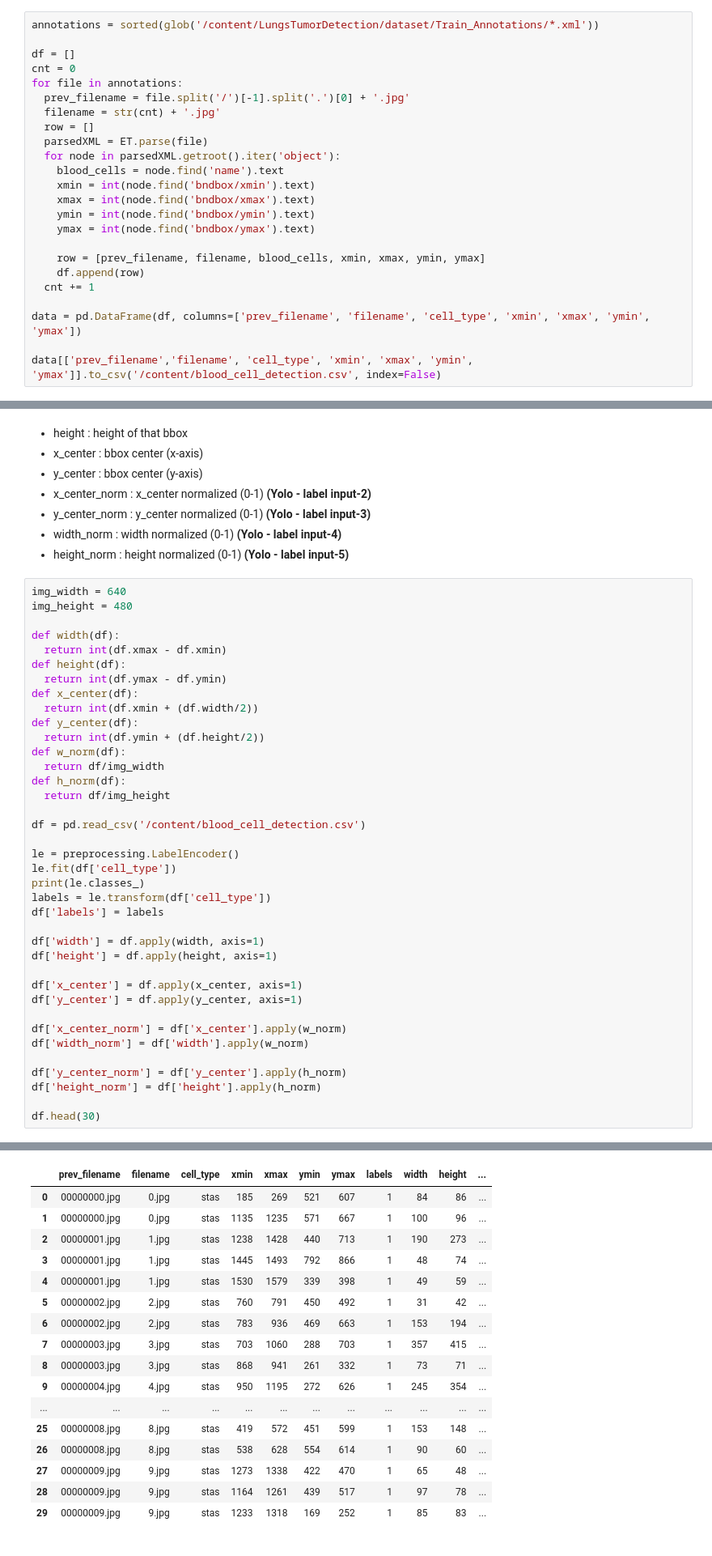
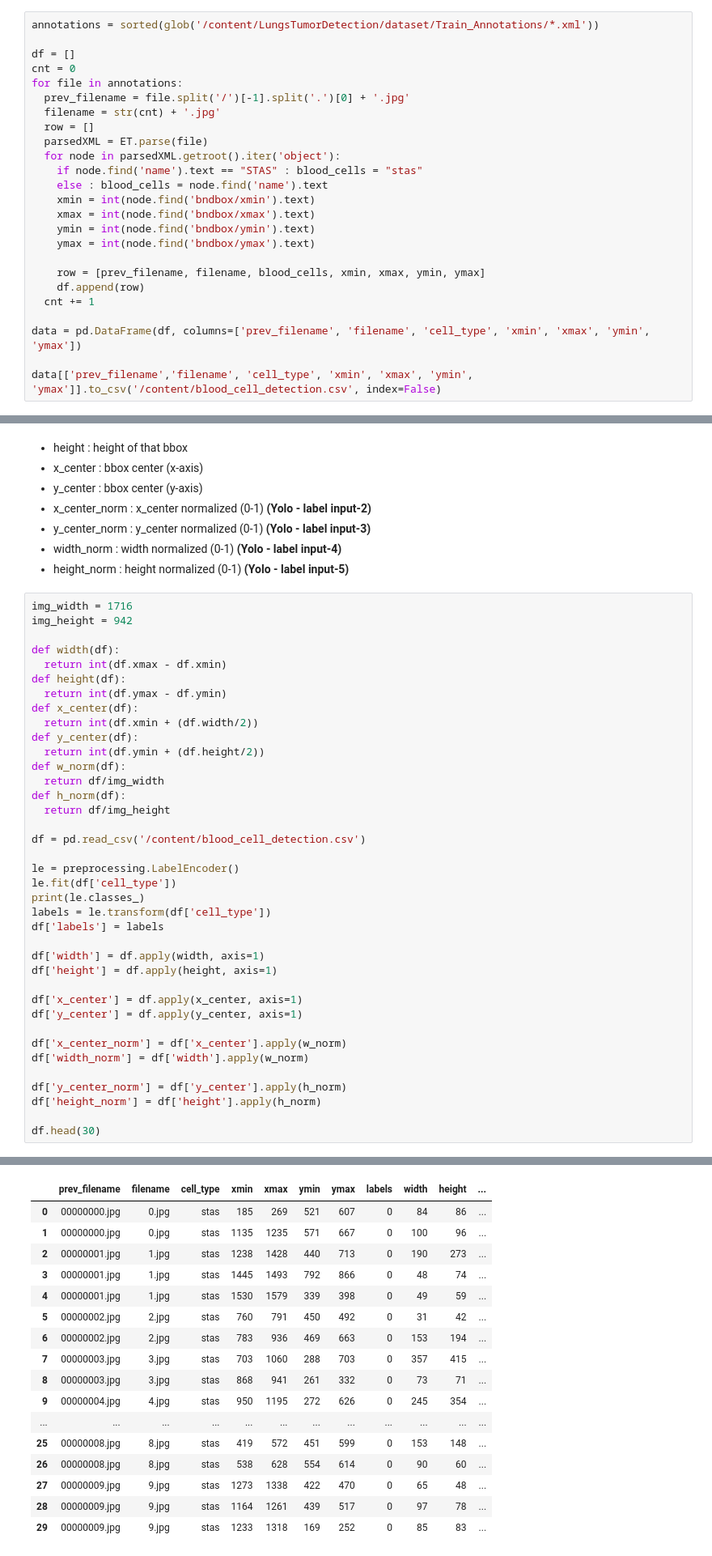
Before and after one commit to Huangkuanrong/lungcancer, a Jupyter notebook: codes/1. Yolo-V5 BCC Training & Testing.ipynb, the cells around one changed output, grey strips where cells are left out. Shown at 81% size. Saved outputs shown, nothing was run; the diff lists cells and outputs as text.

```diff
--- a/codes/1. Yolo-V5 BCC Training & Testing.ipynb
+++ b/codes/1. Yolo-V5 BCC Training & Testing.ipynb
@@ -40,7 +40,8 @@ for file in annotations:
   row = []
   parsedXML = ET.parse(file)
   for node in parsedXML.getroot().iter('object'):
-    blood_cells = node.find('name').text
+    if node.find('name').text == "STAS" : blood_cells = "stas"
+    else : blood_cells = node.find('name').text
     xmin = int(node.find('bndbox/xmin').text)
     xmax = int(node.find('bndbox/xmax').text)
     ymin = int(node.find('bndbox/ymin').text)
@@ -74,8 +75,8 @@ data[['prev_filename','filename', 'cell_type', 'xmin', 'xmax', 'ymin', 'ymax']].
 - width_norm : width normalized (0-1) **(Yolo - label input-4)**
 -	height_norm : height normalized (0-1) **(Yolo - label input-5)**
 # %%
-img_width = 640
-img_height = 480
+img_width = 1716
+img_height = 942
 
 def width(df):
   return int(df.xmax - df.xmin)
@@ -116,20 +117,20 @@ df.head(30)
 |  | prev_filename | filename | cell_type | xmin | xmax | ymin | ymax | labels | width | height | ... |
-| 0 | 00000000.jpg | 0.jpg | stas | 185 | 269 | 521 | 607 | 1 | 84 | 86 | ... |
-| 1 | 00000000.jpg | 0.jpg | stas | 1135 | 1235 | 571 | 667 | 1 | 100 | 96 | ... |
-| 2 | 00000001.jpg | 1.jpg | stas | 1238 | 1428 | 440 | 713 | 1 | 190 | 273 | ... |
-| 3 | 00000001.jpg | 1.jpg | stas | 1445 | 1493 | 792 | 866 | 1 | 48 | 74 | ... |
-| 4 | 00000001.jpg | 1.jpg | stas | 1530 | 1579 | 339 | 398 | 1 | 49 | 59 | ... |
-| 5 | 00000002.jpg | 2.jpg | stas | 760 | 791 | 450 | 492 | 1 | 31 | 42 | ... |
-| 6 | 00000002.jpg | 2.jpg | stas | 783 | 936 | 469 | 663 | 1 | 153 | 194 | ... |
-| 7 | 00000003.jpg | 3.jpg | stas | 703 | 1060 | 288 | 703 | 1 | 357 | 415 | ... |
-| 8 | 00000003.jpg | 3.jpg | stas | 868 | 941 | 261 | 332 | 1 | 73 | 71 | ... |
-| 9 | 00000004.jpg | 4.jpg | stas | 950 | 1195 | 272 | 626 | 1 | 245 | 354 | ... |
+| 0 | 00000000.jpg | 0.jpg | stas | 185 | 269 | 521 | 607 | 0 | 84 | 86 | ... |
+| 1 | 00000000.jpg | 0.jpg | stas | 1135 | 1235 | 571 | 667 | 0 | 100 | 96 | ... |
+| 2 | 00000001.jpg | 1.jpg | stas | 1238 | 1428 | 440 | 713 | 0 | 190 | 273 | ... |
+| 3 | 00000001.jpg | 1.jpg | stas | 1445 | 1493 | 792 | 866 | 0 | 48 | 74 | ... |
+| 4 | 00000001.jpg | 1.jpg | stas | 1530 | 1579 | 339 | 398 | 0 | 49 | 59 | ... |
+| 5 | 00000002.jpg | 2.jpg | stas | 760 | 791 | 450 | 492 | 0 | 31 | 42 | ... |
+| 6 | 00000002.jpg | 2.jpg | stas | 783 | 936 | 469 | 663 | 0 | 153 | 194 | ... |
+| 7 | 00000003.jpg | 3.jpg | stas | 703 | 1060 | 288 | 703 | 0 | 357 | 415 | ... |
+| 8 | 00000003.jpg | 3.jpg | stas | 868 | 941 | 261 | 332 | 0 | 73 | 71 | ... |
+| 9 | 00000004.jpg | 4.jpg | stas | 950 | 1195 | 272 | 626 | 0 | 245 | 354 | ... |
 | ... | ... | ... | ... | ... | ... | ... | ... | ... | ... | ... | ... |
-| 25 | 00000008.jpg | 8.jpg | stas | 419 | 572 | 451 | 599 | 1 | 153 | 148 | ... |
-| 26 | 00000008.jpg | 8.jpg | stas | 538 | 628 | 554 | 614 | 1 | 90 | 60 | ... |
-| 27 | 00000009.jpg | 9.jpg | stas | 1273 | 1338 | 422 | 470 | 1 | 65 | 48 | ... |
-| 28 | 00000009.jpg | 9.jpg | stas | 1164 | 1261 | 439 | 517 | 1 | 97 | 78 | ... |
-| 29 | 00000009.jpg | 9.jpg | stas | 1233 | 1318 | 169 | 252 | 1 | 85 | 83 | ... |
+| 25 | 00000008.jpg | 8.jpg | stas | 419 | 572 | 451 | 599 | 0 | 153 | 148 | ... |
+| 26 | 00000008.jpg | 8.jpg | stas | 538 | 628 | 554 | 614 | 0 | 90 | 60 | ... |
+| 27 | 00000009.jpg | 9.jpg | stas | 1273 | 1338 | 422 | 470 | 0 | 65 | 48 | ... |
+| 28 | 00000009.jpg | 9.jpg | stas | 1164 | 1261 | 439 | 517 | 0 | 97 | 78 | ... |
+| 29 | 00000009.jpg | 9.jpg | stas | 1233 | 1318 | 169 | 252 | 0 | 85 | 83 | ... |
 # %%
 #@title SAMPLE PLOT - shape (480, 640, 3)
 fig = plt.figure()
```
Also changed, not shown: parts of 15 cells of this notebook.
